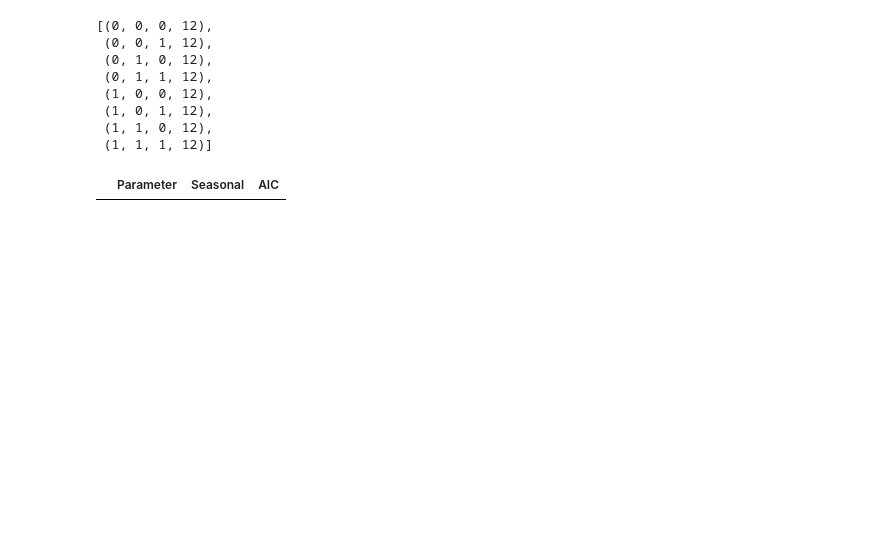
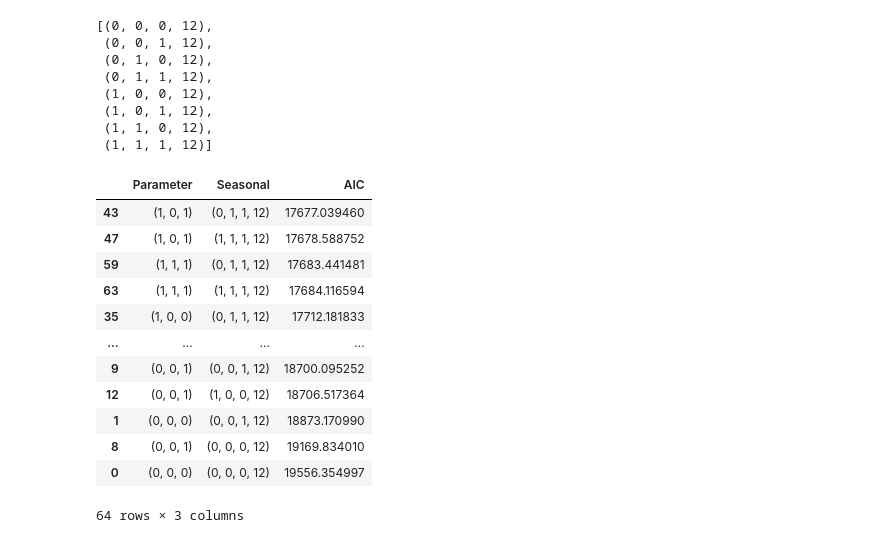
Before and after one commit to ChaesongYun/Tensorflow, a Jupyter notebook: 시계열예측분석.ipynb, the cells around one changed output. Drawn from its saved outputs; the diff is of its cells as text; code cells hidden in the pictures; blank space fills up the shorter version.

```diff
--- a/시계열예측분석.ipynb
+++ b/시계열예측분석.ipynb
@@ -363,14 +370,16 @@ results_AIC_list = []
 for param in pdq:
   for param_seasonal in seasonal_pdq:
     try:
+      # enforce_stationary: AR항이 stationary를 띄게 함(default=True)
+      # enforce_invertibility: MA항이 stationary를 띄게 함(default=False)
       mod = tsa.statespace.SARIMAX(y2, order=param,
-                                   seasonal_order = param_seasonal,
-                                   enforce_stationarily=False,
+                                   seasonal_order=param_seasonal,
+                                   enforce_stationarity=False,
                                    enforce_invertibility=False)
       results = mod.fit()
       param_list.append(param)
       param_seasonal_list.append(param_seasonal)
-      results.AIC_list.append(results.aic)
+      results_AIC_list.append(results.aic)
     except:
       continue
 # %%
@@ -378,6 +387,19 @@ ARIMA_list = pd.DataFrame({'Parameter': param_list, 'Seasonal': param_seasonal_l
 ARIMA_list.to_excel('arima_model_list.xlsx')
-# %%
-ARIMA_list.sort_values(by='AIC').head(2)
-# %% [output]
-|  | Parameter | Seasonal | AIC |
+# %%
+# AIC값이 낮을수록 데이터가 변동이 없이 정확하다는 뜻
+ARIMA_list.sort_values(by='AIC')
+# %% [output]
+|  | Parameter | Seasonal | AIC |
+| 43 | (1, 0, 1) | (0, 1, 1, 12) | 17677.039460 |
+| 47 | (1, 0, 1) | (1, 1, 1, 12) | 17678.588752 |
+| 59 | (1, 1, 1) | (0, 1, 1, 12) | 17683.441481 |
+| 63 | (1, 1, 1) | (1, 1, 1, 12) | 17684.116594 |
+| 35 | (1, 0, 0) | (0, 1, 1, 12) | 17712.181833 |
+| ... | ... | ... | ... |
+| 9 | (0, 0, 1) | (0, 0, 1, 12) | 18700.095252 |
+| 12 | (0, 0, 1) | (1, 0, 0, 12) | 18706.517364 |
+| 1 | (0, 0, 0) | (0, 0, 1, 12) | 18873.170990 |
+| 8 | (0, 0, 1) | (0, 0, 0, 12) | 19169.834010 |
+| 0 | (0, 0, 0) | (0, 0, 0, 12) | 19556.354997 |
+64 rows × 3 columns
 # %%
```
Also changed, not shown: parts of 8 cells of this notebook.
